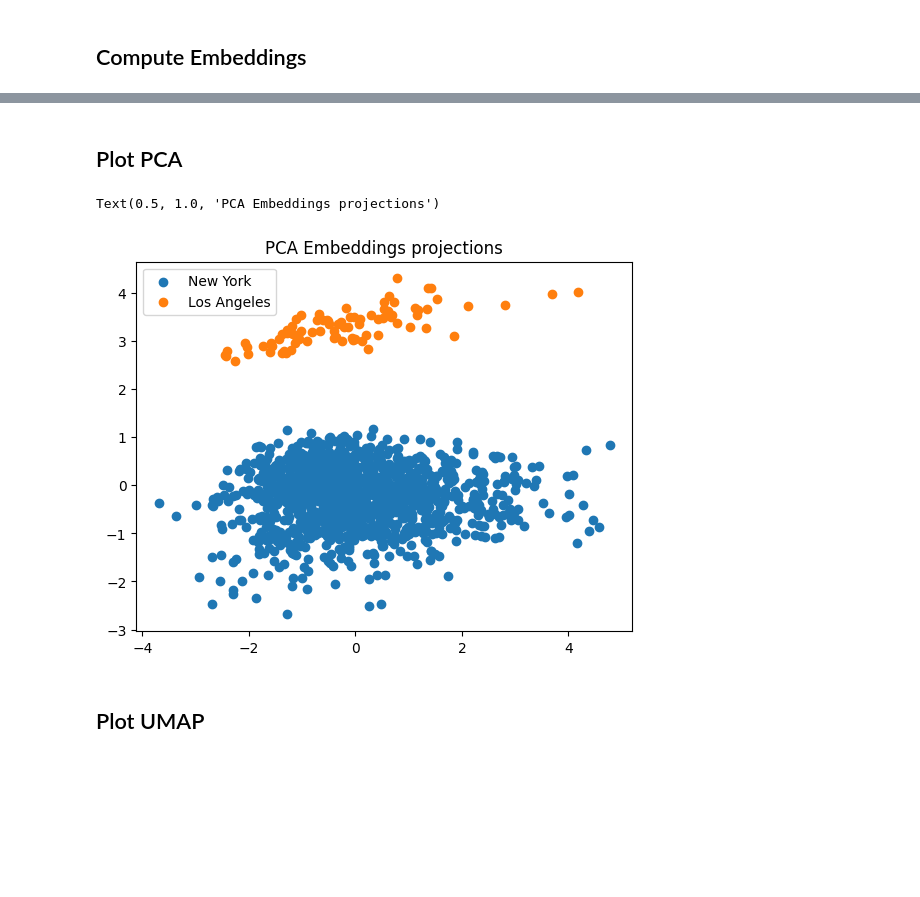
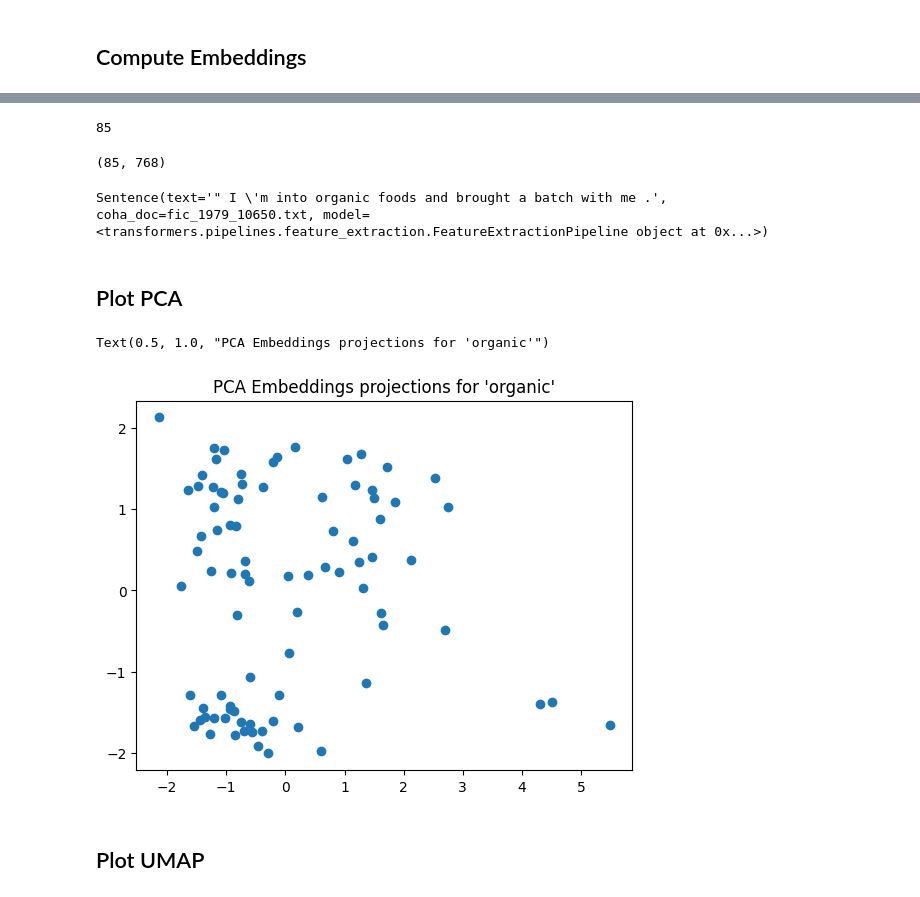
Before and after one commit to Semantics-of-Sustainability/ContextualLM, a Jupyter notebook: SemanticShift.ipynb, the cells around one changed output, grey strips where cells are left out. Cells and saved outputs as stored; diff of their text form; code cells hidden in the pictures; blank space fills up the shorter version.

Commit message:
Use only one term, display per decade with Bokeh.

```diff
--- a/SemanticShift.ipynb
+++ b/SemanticShift.ipynb
@@ -356,16 +324,0 @@ embeddings1.shape
-# %%
-term2_sentences = []
-embeddings2 = []
-
-for sentence in tqdm(term2_sentences_candidates, unit='sentence', desc=f"Embeddings for '{TERM2}'"):
-    _embeddings = sentence.embeddings_matrix(TERM2)
-    # Can return 0 (term occurs in string, but is not a token), 1, or many embeddings (term occurs multiple times)
-    if len(_embeddings) != 1:
-        logging.debug(sentence)
-    embeddings2.extend(_embeddings)
-    term2_sentences.extend([sentence] * len(_embeddings))
-
-assert len(term2_sentences) == len(embeddings2)
-embeddings2 = np.array(embeddings2)
-
-embeddings2.shape
@@ -379,16 +325,38 @@ all_embeddings.shape
+# %%
+embeddings = [] # Changed into array below for efficiency
+sentences = []
+
+for sentence in tqdm(sentence_candidates, unit='sentence', desc=f"Embeddings for '{TERM}'"):
+    for embedding in sentence.embeddings_matrix(TERM):
+        embeddings.append(embedding)
+        sentences.append(sentence)
+
+assert len(embeddings) == len(sentences)
+len(embeddings)
+# %% [output]
+85
+# %%
+embeddings = np.array(embeddings)
+
+assert embeddings.shape == (len(sentences), model.model.config.hidden_size), f"Shape {embeddings.shape} does not match expected shape {(len(sentences), model.model.config.hidden_size)}"
+embeddings.shape
+# %% [output]
+(85, 768)
+# %%
+sentences[0]
+# %% [output]
+Sentence(text='" I \'m into organic foods and brought a batch with me .', coha_doc=fic_1979_10650.txt, model=<transformers.pipelines.feature_extraction.FeatureExtractionPipeline object at 0x...>)
 # %% [markdown]
 ## Plot PCA
 # %%
 from sklearn.decomposition import PCA
 
-X_pca = PCA(n_components=2).fit_transform(all_embeddings)
+X_pca = PCA(n_components=2).fit_transform(embeddings)
 # %%
-plt.scatter(X_pca[:len(embeddings1),0], X_pca[:len(embeddings1),1], label=TERM1)
-plt.scatter(X_pca[len(embeddings1):,0], X_pca[len(embeddings1):,1], label=TERM2)
-plt.legend()
-plt.title("PCA Embeddings projections")
+plt.scatter(X_pca[:,0], X_pca[:,1], label=TERM)
+plt.title(f"PCA Embeddings projections for '{TERM}'")
 # %% [output]
-Text(0.5, 1.0, 'PCA Embeddings projections')
+Text(0.5, 1.0, "PCA Embeddings projections for 'organic'")
-[figure, old version]
+[figure, new version]
 # %% [markdown]
 ## Plot UMAP
```
Also changed, not shown: parts of 21 cells of this notebook.
